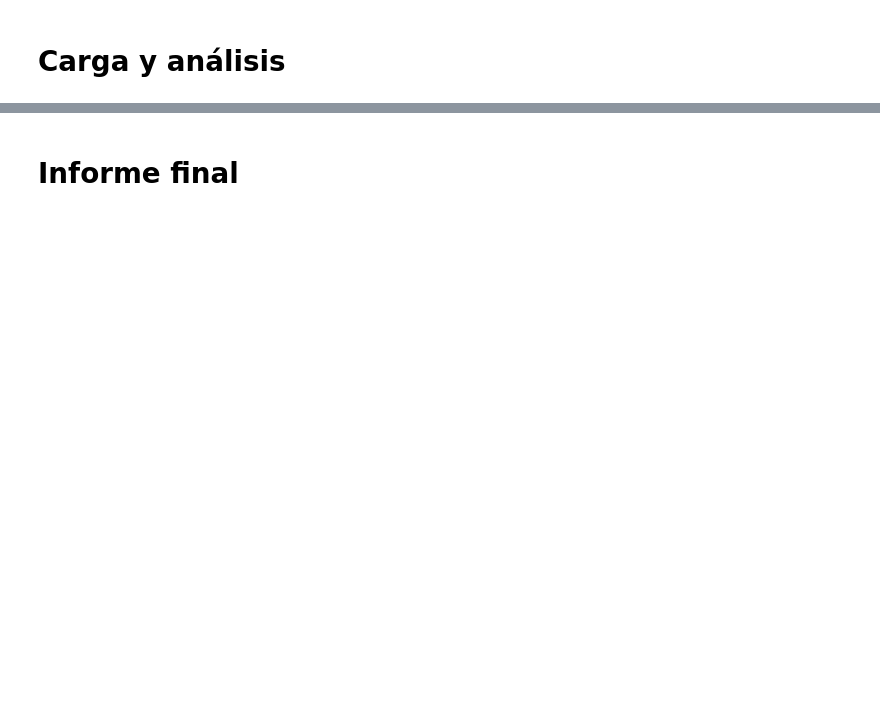
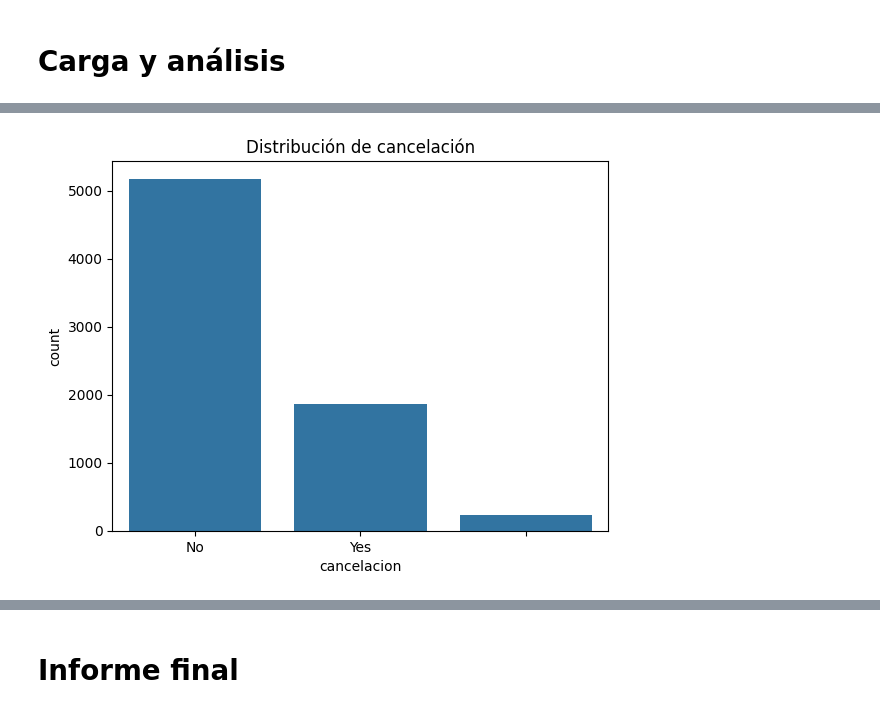
Before and after one commit to paolalarap/challenge_TelecomX_palp, a Jupyter notebook: challenge_TelecomX_palp.ipynb, the cells around one changed output, grey strips where cells are left out. Drawn from its saved outputs; the diff is of its cells as text; code cells hidden in the pictures; blank space fills up the shorter version.

```diff
--- a/challenge_TelecomX_palp.ipynb
+++ b/challenge_TelecomX_palp.ipynb
@@ -390,0 +503,5 @@ datos_clientes_n.head()
+# %%
+# Convertir cargos_totales a numérico
+datos_clientes_n['cuenta.cargos_totales'] = pd.to_numeric(
+    datos_clientes_n['cuenta.cargos_totales'], errors='coerce'
+)
@@ -390,0 +554,9 @@ datos_clientes_n.head()
+# %%
+import seaborn as sns
+import matplotlib.pyplot as plt
+
+sns.countplot(data=datos_clientes_n, x='cancelacion')
+plt.title('Distribución de cancelación')
+plt.show()
+# %% [output]
+[figure, added]
```
Also changed, not shown: parts of 12 cells of this notebook.
